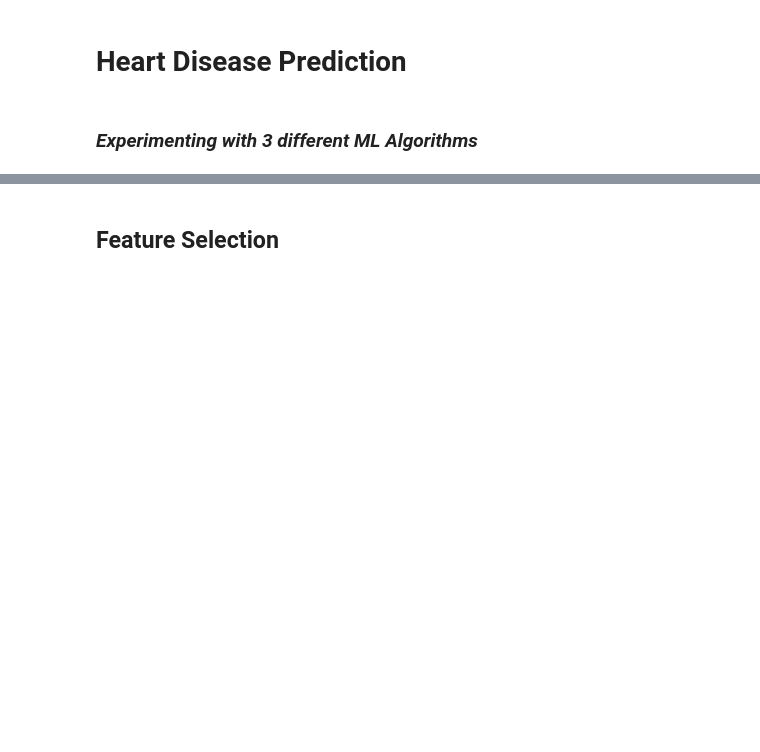
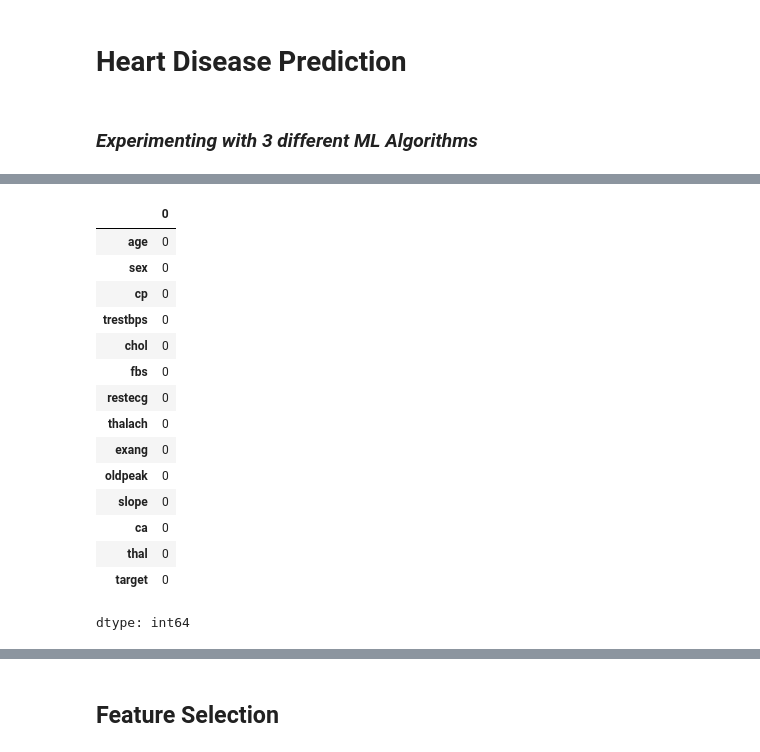
Before and after one commit to karanBx/HeartDiseasePrediction, a Jupyter notebook: HDP.ipynb, the cells around one changed output, grey strips where cells are left out. Drawn from its saved outputs; the diff is of its cells as text; code cells hidden in the pictures; blank space fills up the shorter version.

```diff
--- a/HDP.ipynb
+++ b/HDP.ipynb
@@ -17,5 +17,5 @@ from sklearn.neighbors import KNeighborsClassifier
 from sklearn.tree import DecisionTreeClassifier
 from sklearn.ensemble import RandomForestClassifier
 # %%
-# Reading the dataset
-df = pd.read_csv('dataset.csv')
+# Loading the csv data to a pandas dataframe
+df = pd.read_csv('/content/dataset.csv')
@@ -55,0 +48,20 @@ df.describe()
+# %%
+#checking for missing values
+df.isnull().sum()
+# %% [output]
+|  | 0 |
+| age | 0 |
+| sex | 0 |
+| cp | 0 |
+| trestbps | 0 |
+| chol | 0 |
+| fbs | 0 |
+| restecg | 0 |
+| thalach | 0 |
+| exang | 0 |
+| oldpeak | 0 |
+| slope | 0 |
+| ca | 0 |
+| thal | 0 |
+| target | 0 |
+dtype: int64
```
Also changed, not shown: parts of 6 cells of this notebook.
